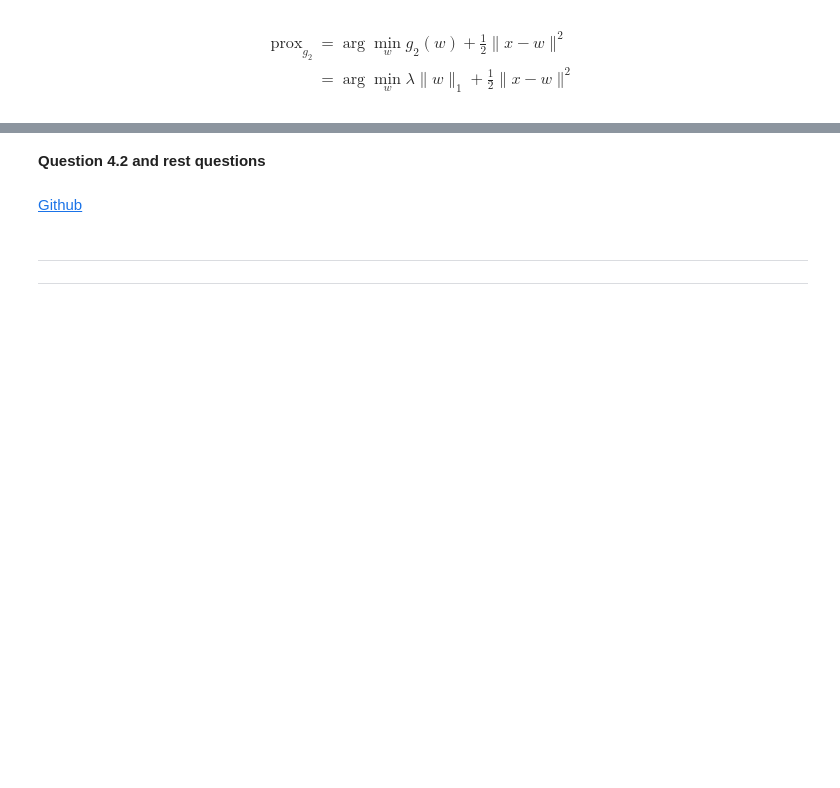
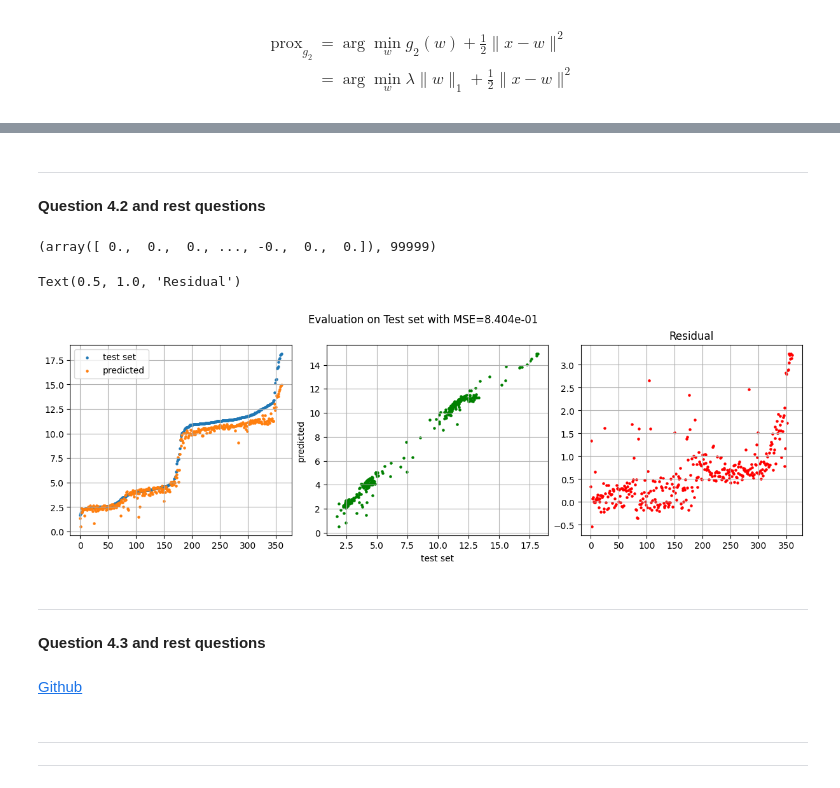
Before and after one commit to Lupin2019/tele_comme_pari, a Jupyter notebook: SD211/TP_least_squares/SD-TSIA211_Lab01_LIyaoJIAO.ipynb, the cells around one changed output, grey strips where cells are left out. Cells and saved outputs as stored; diff of their text form; code cells hidden in the pictures; blank space fills up the shorter version.

```diff
--- a/SD211/TP_least_squares/SD-TSIA211_Lab01_LIyaoJIAO.ipynb
+++ b/SD211/TP_least_squares/SD-TSIA211_Lab01_LIyaoJIAO.ipynb
@@ -367,2 +491,4 @@ $$
 # %% [markdown]
+---
+
 **Question 4.2 and rest questions**
@@ -369,3 +542,50 @@ $$
+# %%
+LP = LassoProx(lam=200, eps=1e-10, max_epoch_num=100000, alpha=2e-7)
+# %%
+LP.fit(A, b)
+# %% [output]
+(array([ 0.,  0.,  0., ..., -0.,  0.,  0.]), 99999)
+# %%
+y_test = A_test @ LP.w
+arrIndex = b_test.argsort()
+b_test_sorted = b_test[arrIndex]
+y_test_sorted = y_test[arrIndex]
+x = range(len(b_test_sorted))
+mse_test = MSE_Loss(b_test, y_test)
+# %%
+fig, axs = plt.subplots(1, 3, figsize=(12, 4), constrained_layout=True)
+fig.suptitle(f"Evaluation on Test set with MSE={mse_test:.3e}")
+
+axsf = axs.flatten()
+
+ax = axsf[0]
+ax.scatter(x, b_test_sorted, s=5)
+ax.scatter(x, y_test_sorted, s=5)
+
+ax.legend(["test set", "predicted"])
+ax.grid()
+
+
+ax = axsf[1]
+ax.scatter(b_test_sorted, y_test_sorted, s=5, c='g')
+ax.grid()
+ax.set_xlabel("test set")
+ax.set_ylabel("predicted")
+
+
+ax = axsf[2]
+ax.scatter(x, b_test_sorted-y_test_sorted, s=5, c='red')
+
+ax.grid()
+ax.set_title("Residual")
+# ax.set_ylim([-1e-12,1e-12])
+# %% [output]
+Text(0.5, 1.0, 'Residual')
+[figure, added]
+# %% [markdown]
+---
+
+**Question 4.3 and rest questions**
 # %% [markdown]
 [Github](https://github.com/Lupin2019/tele_comme_pari/tree/dev/SD211/TP_least_squares)
 # %% [markdown]
```
Also changed, not shown: parts of 5 cells of this notebook, 4 other files.
